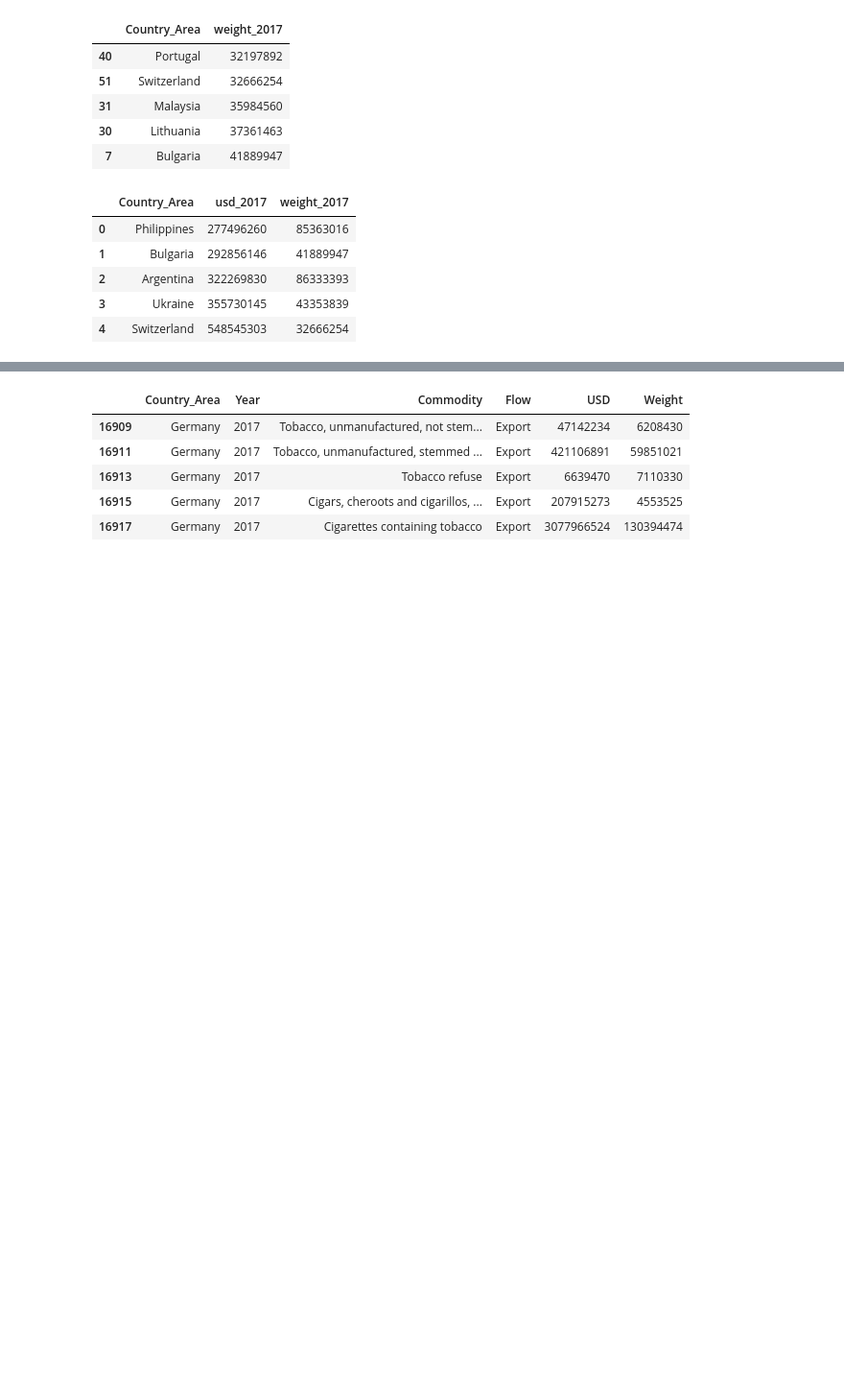
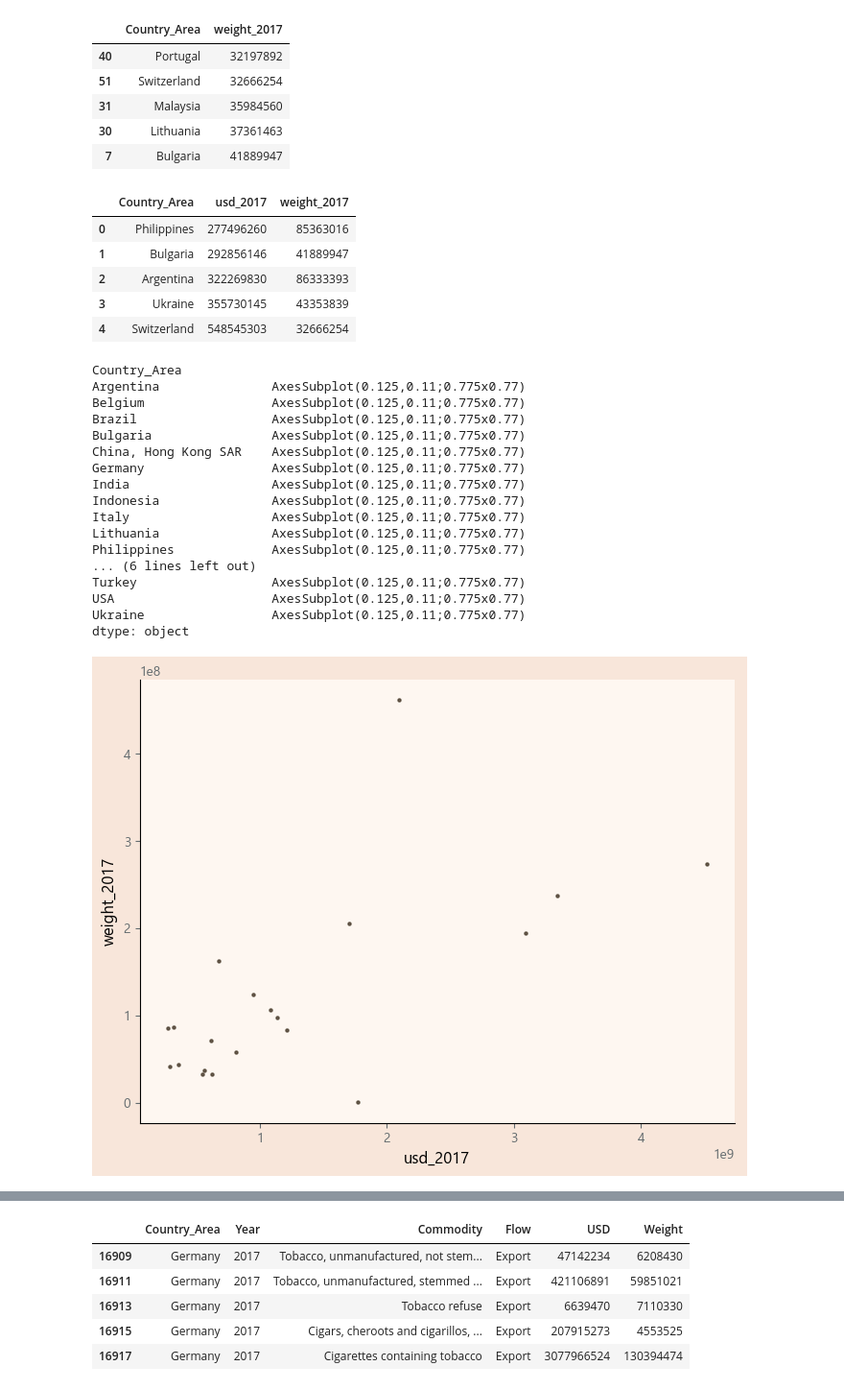
Before and after one commit to kellykiki/data-studio, a Jupyter notebook: code/02-project/02-tobacco-pitch-KIKI.ipynb, the cells around one changed output, grey strips where cells are left out. Shown: that part at 96% size. Saved outputs shown, nothing was run; the diff lists cells and outputs as text; code cells hidden in the pictures; blank space fills up the shorter version.

```diff
--- a/code/02-project/02-tobacco-pitch-KIKI.ipynb
+++ b/code/02-project/02-tobacco-pitch-KIKI.ipynb
@@ -237,3 +417,81 @@ merge.head()
 | 2 | Argentina | 322269830 | 86333393 |
 | 3 | Ukraine | 355730145 | 43353839 |
 | 4 | Switzerland | 548545303 | 32666254 |
+# %%
+# fig, ax = plt.subplots(figsize=(8, 6))
+
+# colors = list(reversed(plt.rcParams['axes.prop_cycle'].by_key()['color']))
+
+# merge.groupby('Country_Area').plot(kind='scatter', x='usd_2017', y='weight_2017', color=colors.pop(), s=20, ax=ax, alpha=0.75)
+#ax.legend_.remove()
+plt.rcdefaults()
+plt.rcParams.update({
+    'axes.prop_cycle': cycler('color', ['#423525','#AA552E','#586923','#AF0714','#86909A','#B08F70']),
+    'axes.facecolor': '#FEF7F1',
+    'savefig.facecolor': '#F8E6DA',
+    #'#F8E6DA',
+    'figure.facecolor': '#F8E6DA',
+    'axes.spines.left': True,
+    'axes.spines.bottom': True,
+    'axes.spines.top': False,
+    'axes.spines.right': False,
+#     'axes.grid':True
+#     'grid.color':'#ffffff',
+#     'grid.linewidth':2,
+#     'grid.alpha':0.6,
+    'xtick.top': False,
+    'xtick.bottom': True,
+    'xtick.color': '#646C6F',
+    'ytick.color':'#646C6F',
+    #'ytick.bottom': True,
+    #'ytick.color': 'black'
+    #'xtick.major.size': 7,
+    #'xtick.major.width': 3,
+    #'xtick.major.pad': 0,
+    #'xtick.direction': 'in',
+    'xtick.labelsize': 'small',
+    'ytick.labelsize': 'small',
+    #'legend.loc': 'best',
+    #'legend.frameon': False,
+    #'legend.columnspacing': 2.0,
+    'font.family': 'Segoe UI Symbol',
+    'font.size':12,
+    'text.color':'#646C6F'
+     })
+
+# fig, ax = plt.subplots(figsize=(8, 6))
+
+# # Don't touch this part of the code!
+# colors = list(reversed(plt.rcParams['axes.prop_cycle'].by_key()['color']))
+
+# groups = df.groupby('continent')
+# for name, group in groups:
+#     group.plot(kind='scatter', x='gdp_per_capita', y='life_expectancy', color=colors.pop(), label=name, s= 5 + (group.population / 200000), ax=ax, alpha=0.75)
+
+fig, ax = plt.subplots(figsize=(8, 6))
+
+colors = list(reversed(plt.rcParams['axes.prop_cycle'].by_key()['color']))
+
+merge.groupby('Country_Area').plot(kind='scatter', x='usd_2017', y='weight_2017', color=colors.pop(), s=5, ax=ax, alpha=0.75)
+
+
+#merge.groupby('Country_Area').plot(kind='scatter',x='usd_2017',y='weight_2017')
+# %% [output]
+Country_Area
+Argentina               AxesSubplot(0.125,0.11;0.775x0.77)
+Belgium                 AxesSubplot(0.125,0.11;0.775x0.77)
+Brazil                  AxesSubplot(0.125,0.11;0.775x0.77)
+Bulgaria                AxesSubplot(0.125,0.11;0.775x0.77)
+China, Hong Kong SAR    AxesSubplot(0.125,0.11;0.775x0.77)
+Germany                 AxesSubplot(0.125,0.11;0.775x0.77)
+India                   AxesSubplot(0.125,0.11;0.775x0.77)
+Indonesia               AxesSubplot(0.125,0.11;0.775x0.77)
+Italy                   AxesSubplot(0.125,0.11;0.775x0.77)
+Lithuania               AxesSubplot(0.125,0.11;0.775x0.77)
+Philippines             AxesSubplot(0.125,0.11;0.775x0.77)
+... (6 lines left out)
+Turkey                  AxesSubplot(0.125,0.11;0.775x0.77)
+USA                     AxesSubplot(0.125,0.11;0.775x0.77)
+Ukraine                 AxesSubplot(0.125,0.11;0.775x0.77)
+dtype: object
+[figure, added]
```
Also changed, not shown: parts of 42 cells of this notebook.
